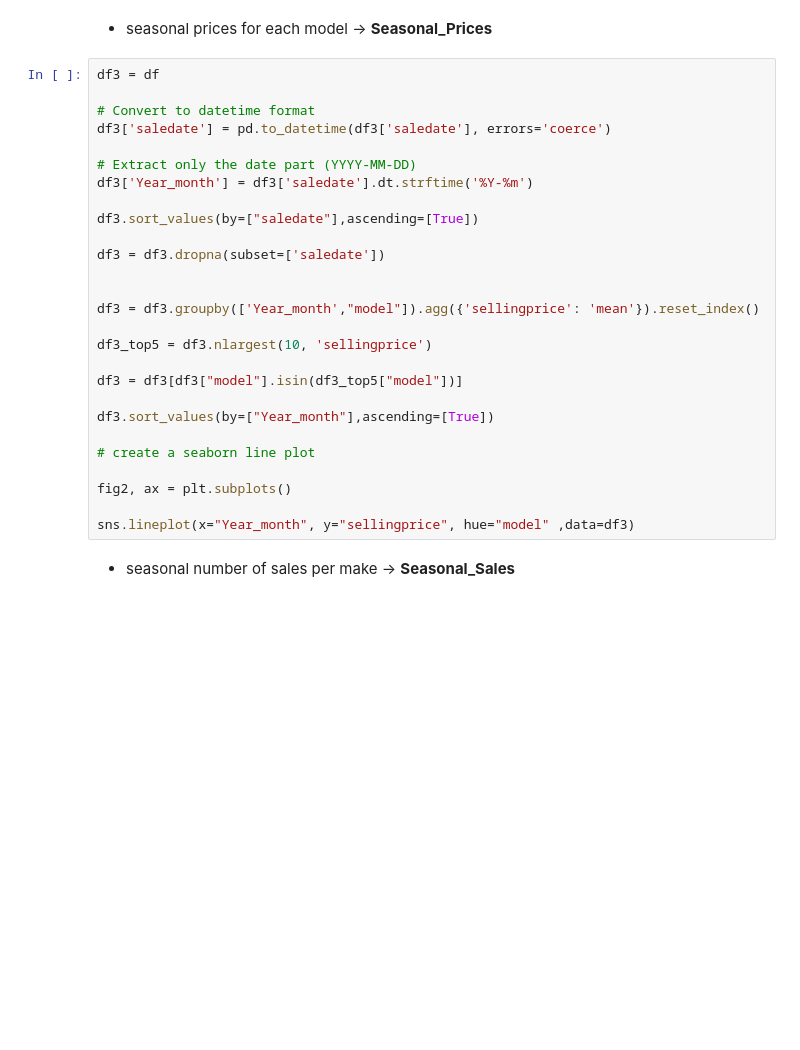
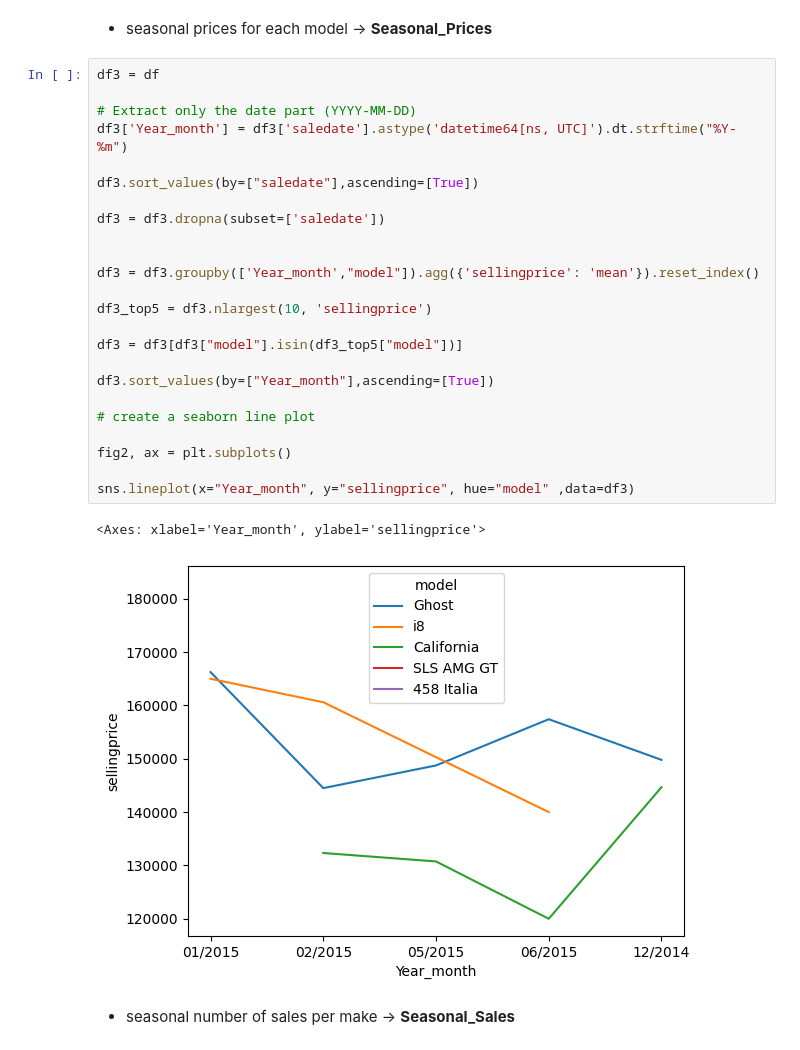
Before and after one commit to StephanoTonelli/VehicleSalesDashboard, a Jupyter notebook: notebook/data_kaggle_visuals.ipynb, the cells around one changed output. Saved outputs shown, nothing was run; the diff lists cells and outputs as text; blank space fills up the shorter version.

```diff
--- a/notebook/data_kaggle_visuals.ipynb
+++ b/notebook/data_kaggle_visuals.ipynb
@@ -168,30 +181,30 @@ ax.set_title("Seaborn Scatter Plot")
 # %%
 df3 = df
 
-# Convert to datetime format
-df3['saledate'] = pd.to_datetime(df3['saledate'], errors='coerce')
-
 # Extract only the date part (YYYY-MM-DD)
-df3['Year_month'] = df3['saledate'].dt.strftime('%Y-%m')
+df3['Year_month'] = df3['saledate'].astype('datetime64[ns, UTC]').dt.strftime("%Y-%m")
 
 df3.sort_values(by=["saledate"],ascending=[True])
 
 df3 = df3.dropna(subset=['saledate'])
 
 
 df3 = df3.groupby(['Year_month',"model"]).agg({'sellingprice': 'mean'}).reset_index()
 
 df3_top5 = df3.nlargest(10, 'sellingprice')
 
 df3 = df3[df3["model"].isin(df3_top5["model"])]
 
 df3.sort_values(by=["Year_month"],ascending=[True])
 
 # create a seaborn line plot
 
 fig2, ax = plt.subplots()
 
 sns.lineplot(x="Year_month", y="sellingprice", hue="model" ,data=df3)
+# %% [output]
+<Axes: xlabel='Year_month', ylabel='sellingprice'>
+[figure, added]
 # %% [markdown]
 - seasonal number of sales per make -> **Seasonal_Sales**
 # %%
```
Also changed, not shown: parts of 3 cells of this notebook, 3 other files.
